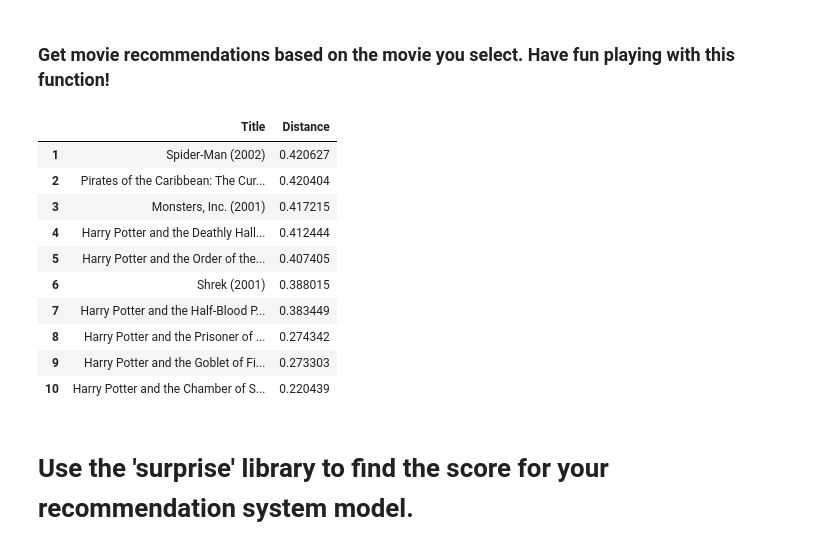
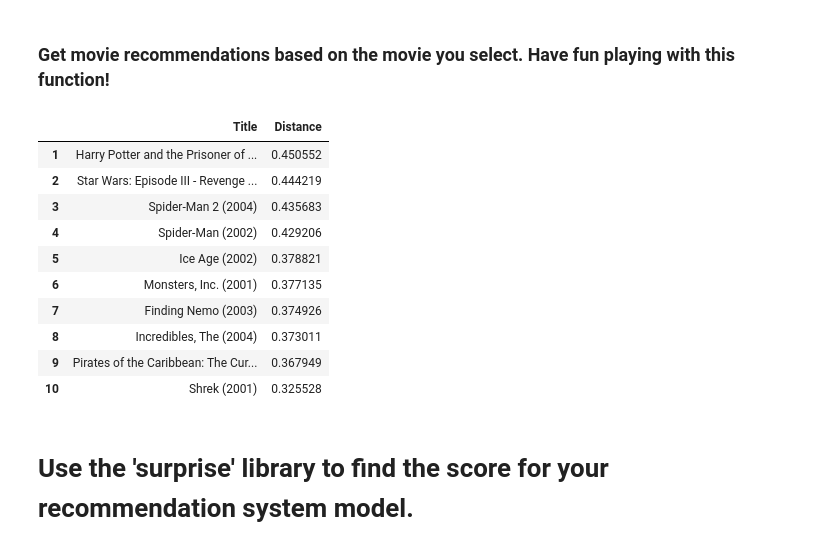
Before and after one commit to asval211/movie_recommendations, a Jupyter notebook: notebooks/alex/movie_recommendation_system.ipynb, the cells around one changed output. Cells and saved outputs as stored; diff of their text form; code cells hidden in the pictures.

```diff
--- a/notebooks/alex/movie_recommendation_system.ipynb
+++ b/notebooks/alex/movie_recommendation_system.ipynb
@@ -238,20 +238,20 @@ def get_movie_recommendation(movie_name):
         return "No movies found. Please check your input"
 # %% [markdown]
 ### Get movie recommendations based on the movie you select. Have fun playing with this function!
-# %%
-get_movie_recommendation("Harry Potter")
-# %% [output]
-|  | Title | Distance |
-| 1 | Spider-Man (2002) | 0.420627 |
-| 2 | Pirates of the Caribbean: The Cur... | 0.420404 |
-| 3 | Monsters, Inc. (2001) | 0.417215 |
-| 4 | Harry Potter and the Deathly Hall... | 0.412444 |
-| 5 | Harry Potter and the Order of the... | 0.407405 |
-| 6 | Shrek (2001) | 0.388015 |
-| 7 | Harry Potter and the Half-Blood P... | 0.383449 |
-| 8 | Harry Potter and the Prisoner of ... | 0.274342 |
-| 9 | Harry Potter and the Goblet of Fi... | 0.273303 |
-| 10 | Harry Potter and the Chamber of S... | 0.220439 |
+# %%
+get_movie_recommendation("Shrek 2")
+# %% [output]
+|  | Title | Distance |
+| 1 | Harry Potter and the Prisoner of ... | 0.450552 |
+| 2 | Star Wars: Episode III - Revenge ... | 0.444219 |
+| 3 | Spider-Man 2 (2004) | 0.435683 |
+| 4 | Spider-Man (2002) | 0.429206 |
+| 5 | Ice Age (2002) | 0.378821 |
+| 6 | Monsters, Inc. (2001) | 0.377135 |
+| 7 | Finding Nemo (2003) | 0.374926 |
+| 8 | Incredibles, The (2004) | 0.373011 |
+| 9 | Pirates of the Caribbean: The Cur... | 0.367949 |
+| 10 | Shrek (2001) | 0.325528 |
 # %% [markdown]
 # Use the 'surprise' library to find the score for your recommendation system model.
 # %% [markdown]
```
Also changed, not shown: parts of 3 cells of this notebook.
